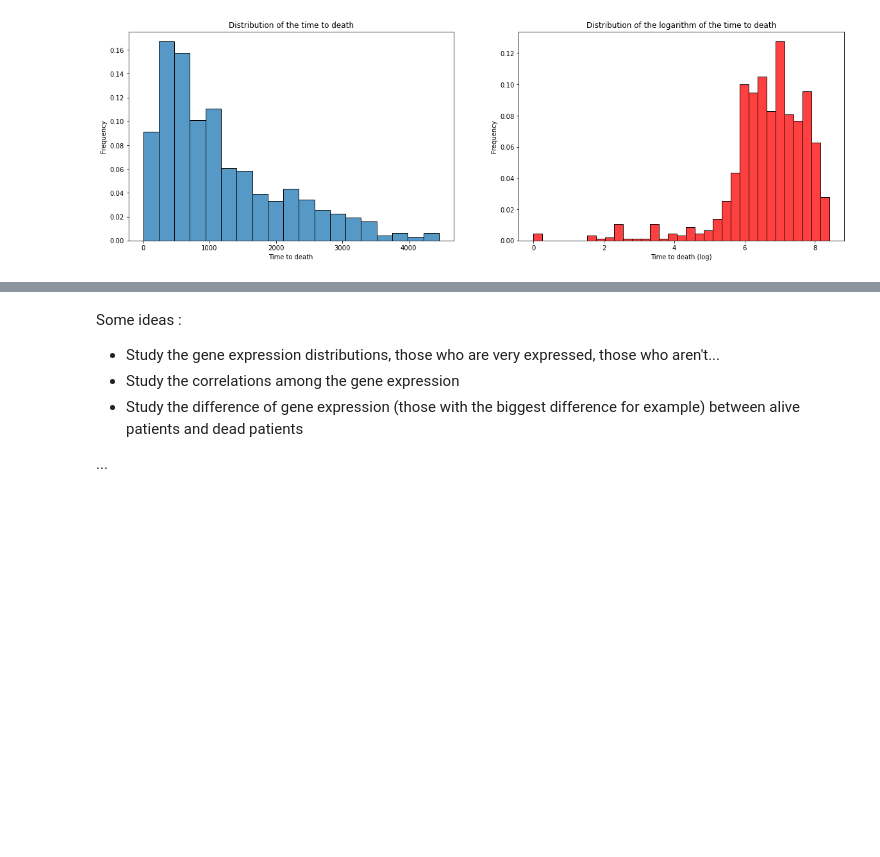
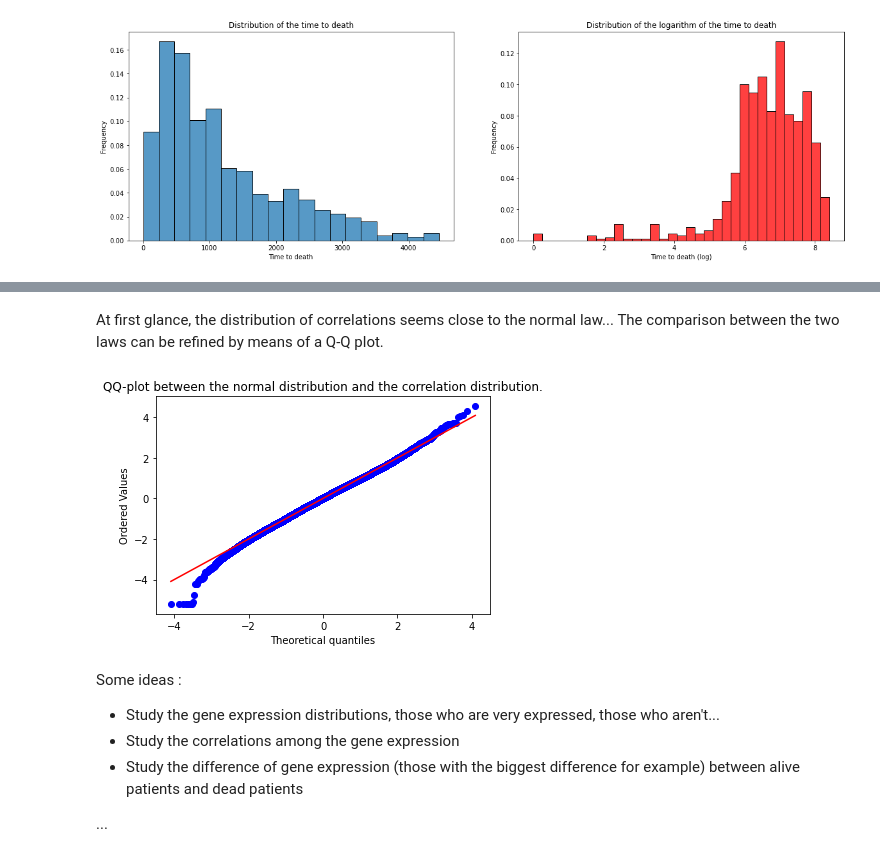
Before and after one commit to StephaneBereux/Cancer-survival-challenge, a Jupyter notebook: starting_kit.ipynb, the cells around one changed output, grey strips where cells are left out. Cells and saved outputs as stored; diff of their text form; code cells hidden in the pictures; blank space fills up the shorter version.

```diff
--- a/starting_kit.ipynb
+++ b/starting_kit.ipynb
@@ -208,3 +207,12 @@ ValueError: all the input array dimensions for the concatenation axis must match
+# %% [markdown]
+At first glance, the distribution of correlations seems close to the normal law... The comparison between the two laws can be refined by means of a Q-Q plot.
+# %%
+scaled_correlations = scaler.fit_transform(np_correlations)
+stats.probplot(scaled_correlations.flatten(), dist="norm",plot=pylab)
+pylab.title('QQ-plot between the normal distribution and the correlation distribution.')
+pylab.show()
+# %% [output]
+[figure, added]
 # %% [markdown]
 Some ideas :
 + Study the gene expression distributions, those who are very expressed, those who aren't...
```
Also changed, not shown: parts of 7 cells of this notebook, 1 other file.
